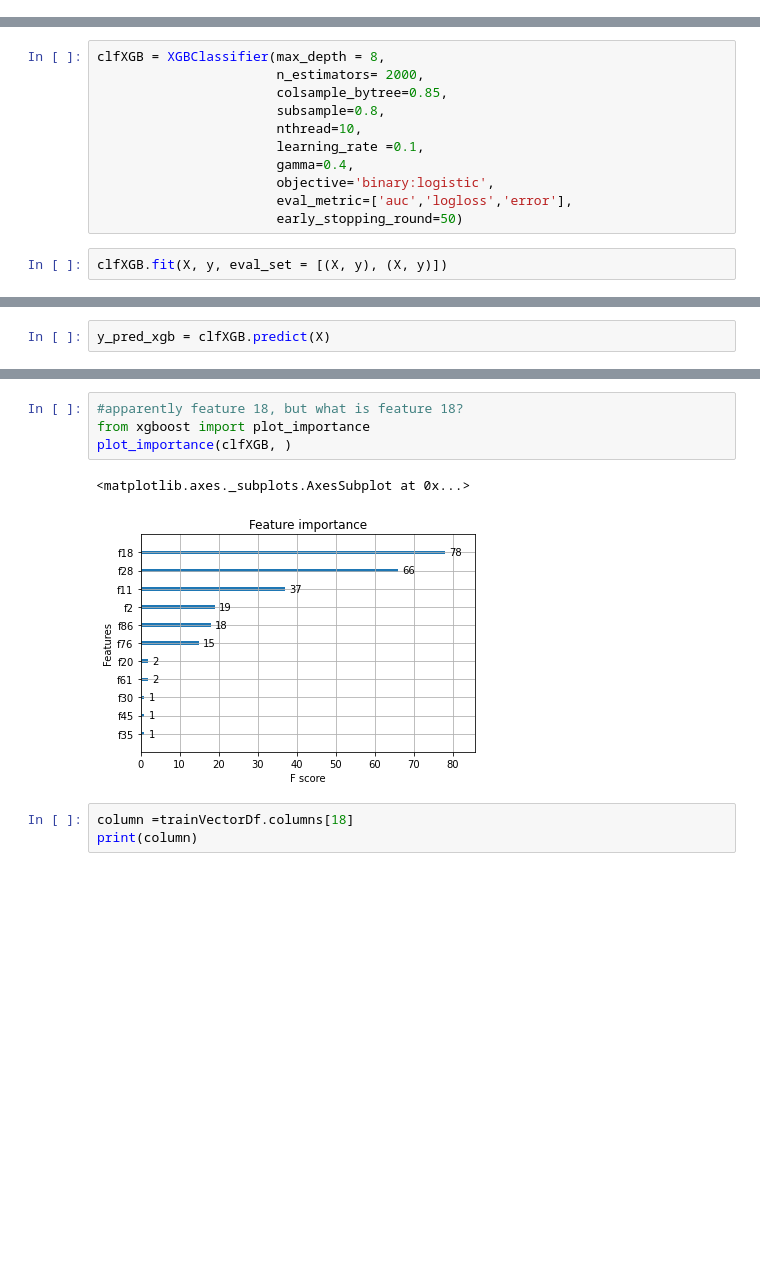
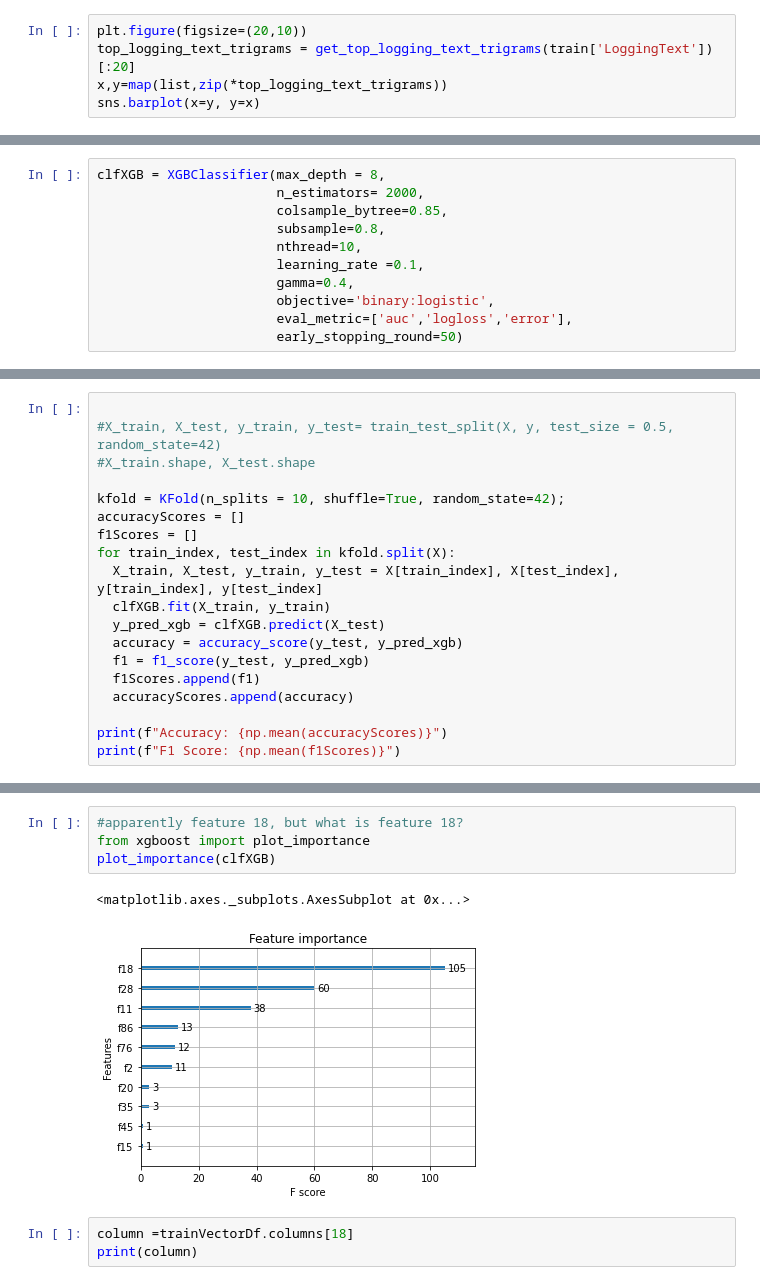
Before and after one commit to P4P3RCL1P/HopLogData, a Jupyter notebook: Log_file_root_cause_analysis.ipynb, the cells around one changed output, grey strips where cells are left out. Cells and saved outputs as stored; diff of their text form; blank space fills up the shorter version.

```diff
--- a/Log_file_root_cause_analysis.ipynb
+++ b/Log_file_root_cause_analysis.ipynb
@@ -559,0 +628,5 @@ y = train['isError'].values
+# %%
+plt.figure(figsize=(20,10))
+top_logging_text_trigrams = get_top_logging_text_trigrams(train['LoggingText'])[:20]
+x,y=map(list,zip(*top_logging_text_trigrams))
+sns.barplot(x=y, y=x)
@@ -570,5 +646,3 @@ clfXGB = XGBClassifier(max_depth = 8,
                        objective='binary:logistic',
                        eval_metric=['auc','logloss','error'],
                        early_stopping_round=50)
-# %%
-clfXGB.fit(X, y, eval_set = [(X, y), (X, y)])
@@ -596,2 +648,0 @@ XGBClassifier(colsample_bytree=0.85, early_stopping_round=50,
-# %%
-y_pred_xgb = clfXGB.predict(X)
@@ -602,0 +649,19 @@ print(y_pred_xgb)
+# %%
+
+#X_train, X_test, y_train, y_test= train_test_split(X, y, test_size = 0.5, random_state=42)
+#X_train.shape, X_test.shape
+
+kfold = KFold(n_splits = 10, shuffle=True, random_state=42);
+accuracyScores = []
+f1Scores = []
+for train_index, test_index in kfold.split(X):
+  X_train, X_test, y_train, y_test = X[train_index], X[test_index], y[train_index], y[test_index]
+  clfXGB.fit(X_train, y_train)
+  y_pred_xgb = clfXGB.predict(X_test)
+  accuracy = accuracy_score(y_test, y_pred_xgb)
+  f1 = f1_score(y_test, y_pred_xgb)
+  f1Scores.append(f1)
+  accuracyScores.append(accuracy)
+
+print(f"Accuracy: {np.mean(accuracyScores)}")
+print(f"F1 Score: {np.mean(f1Scores)}")
@@ -621,10 +688,10 @@ print('',xgb_fea_imp)
 # %%
 #apparently feature 18, but what is feature 18?
 from xgboost import plot_importance
-plot_importance(clfXGB, )
+plot_importance(clfXGB)
 # %% [output]
 <matplotlib.axes._subplots.AxesSubplot at 0x...>
-[figure, old version]
+[figure, new version]
 # %%
 column =trainVectorDf.columns[18]
 print(column)
```
Also changed, not shown: parts of 79 cells of this notebook.
